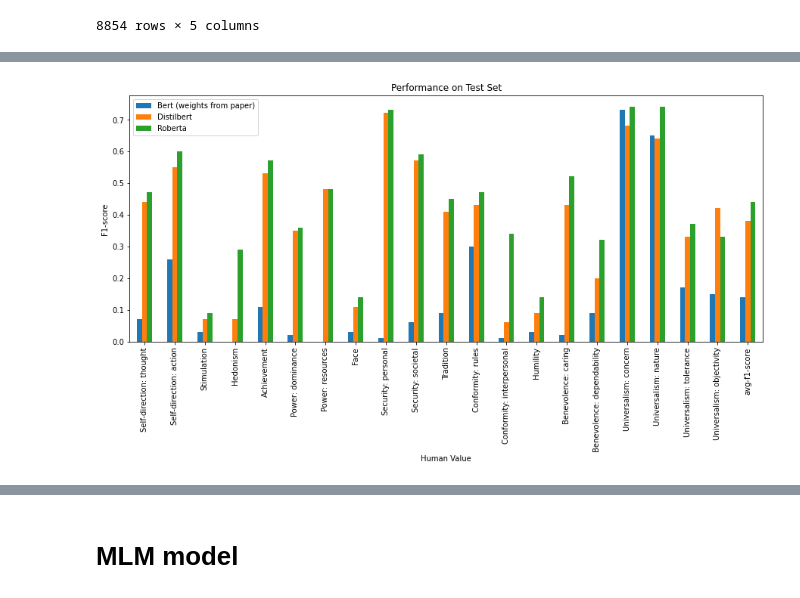
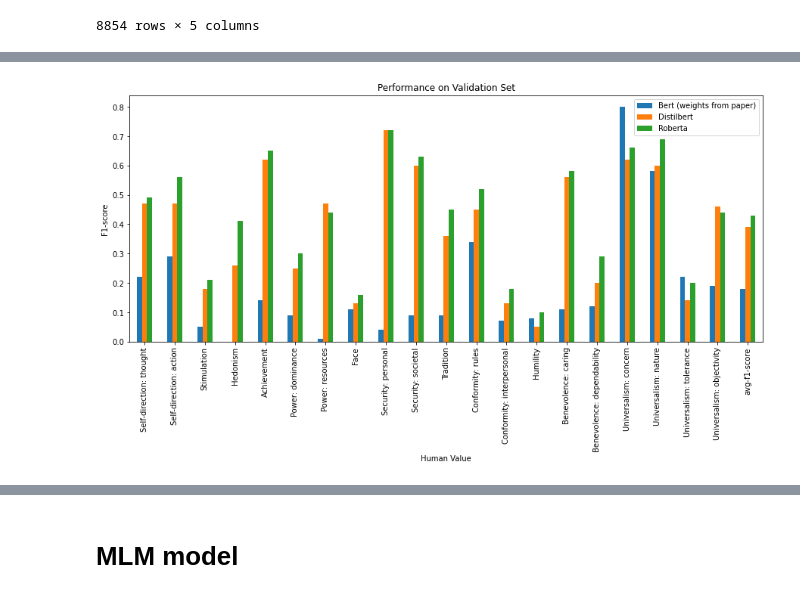
Before and after one commit to Lisa-dk/LTP, a Jupyter notebook: notebook.ipynb, the cells around one changed output, grey strips where cells are left out. Drawn from its saved outputs; the diff is of its cells as text; code cells hidden in the pictures.

```diff
--- a/notebook.ipynb
+++ b/notebook.ipynb
@@ -124,4 +128,16 @@ plt.xticks(rotation='vertical')
 plt.ylabel("Frequency")
 plt.title("Non-augmented Class Label Distribution")
 plt.show()
+
+plt.rcParams.update({'font.size': 20})
+all_data = pd.concat([data["training"], data["test"], data["validation"]])
+data_counts_new = all_data['Labels'].sum(axis=0)
+plt.bar(classes, data_counts_new)
+plt.xlabel("Human Value")
+plt.xticks(rotation='vertical')
+plt.ylabel("Frequency")
+plt.title("Class Label Distribution for entire Dataset (Train, Test, Validation)")
+plt.savefig("class_dist_all_data.pdf", bbox_inches="tight")
+plt.show()
+plt.rcParams.update({'font.size': 10}) # back to default
 # %% [output]
@@ -321,7 +337,7 @@ trainer.train()
 model.save_pretrained("test")
 # %%
 def test(data, classes, model_name, tok_name):
-    model_eval = AutoModelForSequenceClassification.from_pretrained(tok_name, num_labels=len(classes)) # tok_name was model_name before but that didn't run for me
+    model_eval = AutoModelForSequenceClassification.from_pretrained(model_name, num_labels=len(classes)) # tok_name was model_name before but that didn't run for me
     tokenizer_eval = AutoTokenizer.from_pretrained(tok_name)
     trainer_eval = MultiLabelTrainer(model_eval, tokenizer=tokenizer_eval)
 
@@ -334,10 +350,17 @@ def test(data, classes, model_name, tok_name):
 
     true = np.array([x for x in data["Labels"]])
     f1_scores = f1_score_per_label(pred, true, classes)
+    print(f1_scores)
 
     return f1_scores
 
-f1_scores_bert = test(data["test"], classes, "bert_paper_model", "bert-base-uncased")
-f1_scores_distilbert = test(data["test"], classes, "own-distilbert-model", "distilbert-base-uncased")
-f1_scores_roberta = test(data["test"], classes, "own-roberta-model", "roberta-base")
+# See https://zenodo.org/record/6855004
+# you can download the weights from the paper with the command: wget https://zenodo.org/record/6855004/files/models.zip
+# name the folder to bert_paper_model. Should contain pytorch_model.bin and config.json
+f1_scores_bert = test(data["validation"], classes, "bert_paper_model", "bert-base-uncased")
+
+f1_scores_distilbert = test(data["validation"], classes, "nikolai40/human-values-distilbert", "distilbert-base-uncased")
+f1_scores_roberta = test(data["validation"], classes, "nikolai40/human-values-roberta", "roberta-base")
+f1_scores_roberta_aug = test(data["validation"], classes, "nikolai40/human-values-roberta-aug", "roberta-base")
+f1_scores_distilbert_aug = test(data["validation"], classes, "nikolai40/human-values-distilbert-aug", "distilbert-base-uncased")
 # %% [output]
@@ -364,15 +380,15 @@ You're using a RobertaTokenizerFast tokenizer. Please note that with a fast toke
 # %%
 df = pd.DataFrame({"Human Value": f1_scores_bert.keys(),
                    "Bert (weights from paper)": f1_scores_bert.values(),
                    "Distilbert": f1_scores_distilbert.values(),
                    "Roberta": f1_scores_roberta.values()})
 
 df.head()
 plt.rcParams["figure.figsize"] = (15,6)
 df.plot(x="Human Value", y=["Bert (weights from paper)", "Distilbert", "Roberta"], kind="bar")
-plt.title("Performance on Test Set")
+plt.title("Performance on Validation Set")
 plt.ylabel("F1-score")
 plt.show()
 # %% [output]
-[figure, old version]
+[figure, new version]
 # %%
```
Also changed, not shown: parts of 4 cells of this notebook.
